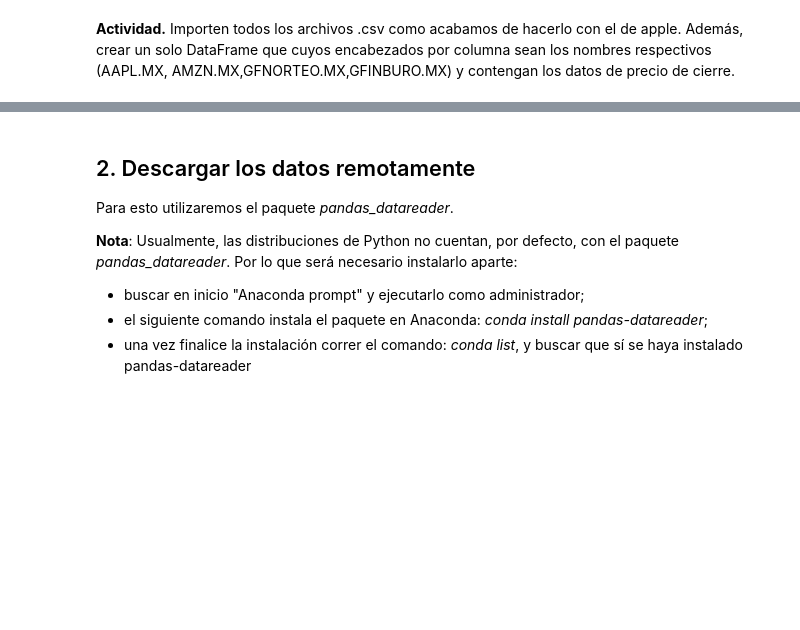
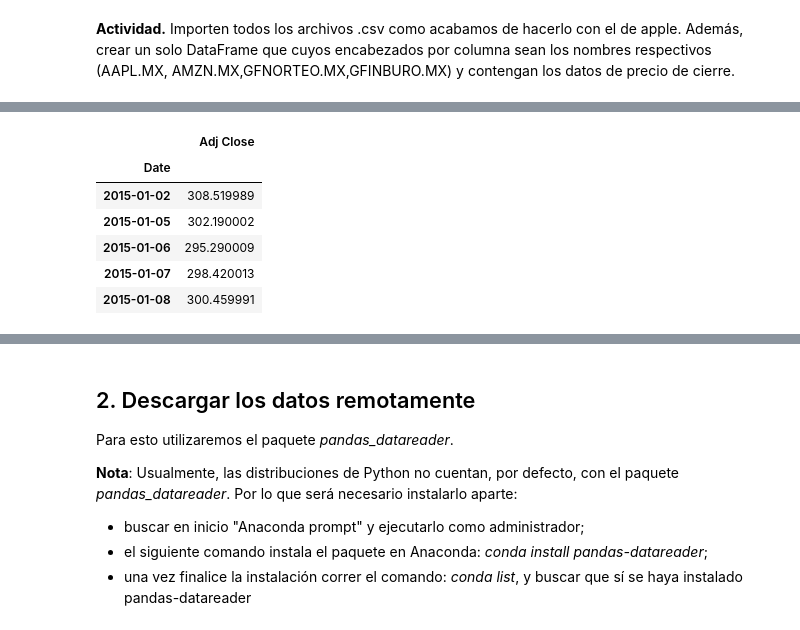
Before and after one commit to Carolina1002/porinvo2020, a Jupyter notebook: Modulo1/Clase4_DescargaHistoricos.ipynb, the cells around one changed output, grey strips where cells are left out. Saved outputs shown, nothing was run; the diff lists cells and outputs as text; code cells hidden in the pictures; blank space fills up the shorter version.

```diff
--- a/Modulo1/Clase4_DescargaHistoricos.ipynb
+++ b/Modulo1/Clase4_DescargaHistoricos.ipynb
@@ -148,0 +164,10 @@ AAPL.head()
+# %%
+AMZN.head()
+# %% [output]
+|  | Adj Close |
+| Date |  |
+| 2015-01-02 | 308.519989 |
+| 2015-01-05 | 302.190002 |
+| 2015-01-06 | 295.290009 |
+| 2015-01-07 | 298.420013 |
+| 2015-01-08 | 300.459991 |
```
Also changed, not shown: parts of 8 cells of this notebook.
